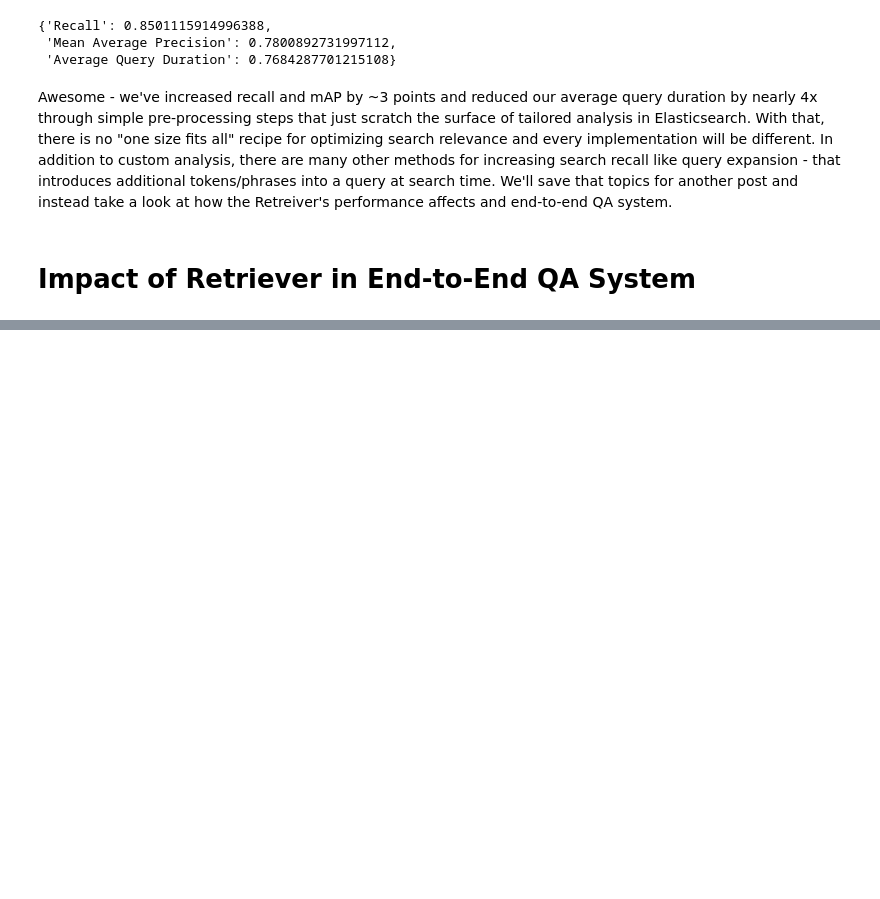
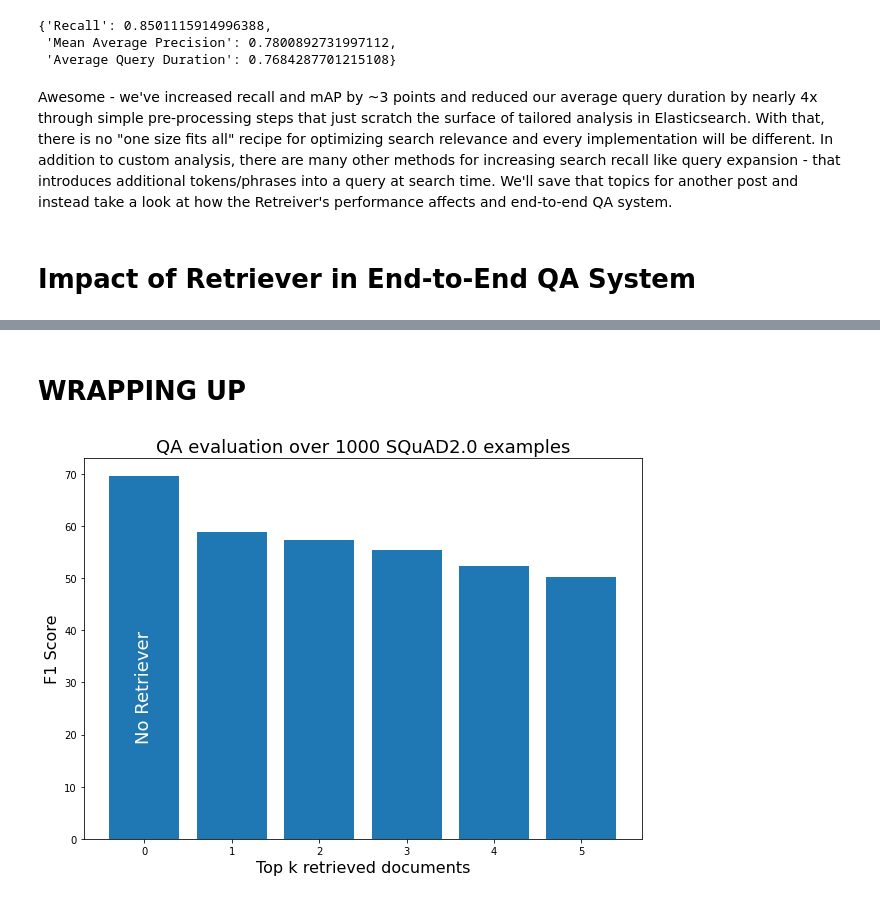
Before and after one commit to fastforwardlabs/ff14_blog, a Jupyter notebook: _notebooks/2020-06-30-Evaluating_the_Retriever_&_End_to_End_System.ipynb, the cells around one changed output, grey strips where cells are left out. Drawn from its saved outputs; the diff is of its cells as text; code cells hidden in the pictures; blank space fills up the shorter version.

```diff
--- a/_notebooks/2020-06-30-Evaluating_the_Retriever_&_End_to_End_System.ipynb
+++ b/_notebooks/2020-06-30-Evaluating_the_Retriever_&_End_to_End_System.ipynb
@@ -547,0 +613,3 @@ Awesome - we've increased recall and mAP by ~3 points and reduced our average qu
+# %%
+processor = SquadV2Processor()
+examples = processor.get_dev_examples(data_dir='data/squad/')
@@ -547,0 +766,2 @@ Awesome - we've increased recall and mAP by ~3 points and reduced our average qu
+# %% [markdown]
+# WRAPPING UP
@@ -547,0 +897,27 @@ Awesome - we've increased recall and mAP by ~3 points and reduced our average qu
+# %%
+# hide
+import pandas as pd
+import matplotlib.pyplot as plt
+import seaborn as sns
+from collections import OrderedDict
+import numpy as np
+
+# pulled from the previous blog post - standard QA eval on distilbert
+predictions = json.load(open("predictions_.json", "rb"))
+no_retriever = squad_evaluate(examples[:1000], predictions)
+
+results = pickle.load(open("qa_eval_results_1000squad_topk1_topk5.pkl", "rb"))
+df = pd.DataFrame(data=[no_retriever] + results)
+
+plt.figure(figsize=(10,7))
+plt.bar(df['topk'], df['f1'], label='F1')
+plt.text(0, 40, 'No Retriever', rotation=90, ha='center', va='top', color='white', fontsize=18)
+plt.xticks([0,1,2,3,4,5])
+
+plt.ylabel('F1 Score', fontsize=16)
+plt.xlabel('Top k retrieved documents', fontsize=16)
+plt.title("QA evaluation over 1000 SQuAD2.0 examples", fontsize=18)
+
+plt.savefig('qa_eval_by_topk.png')
+# %% [output]
+[figure, added]
```
Also changed, not shown: parts of 25 cells of this notebook.
